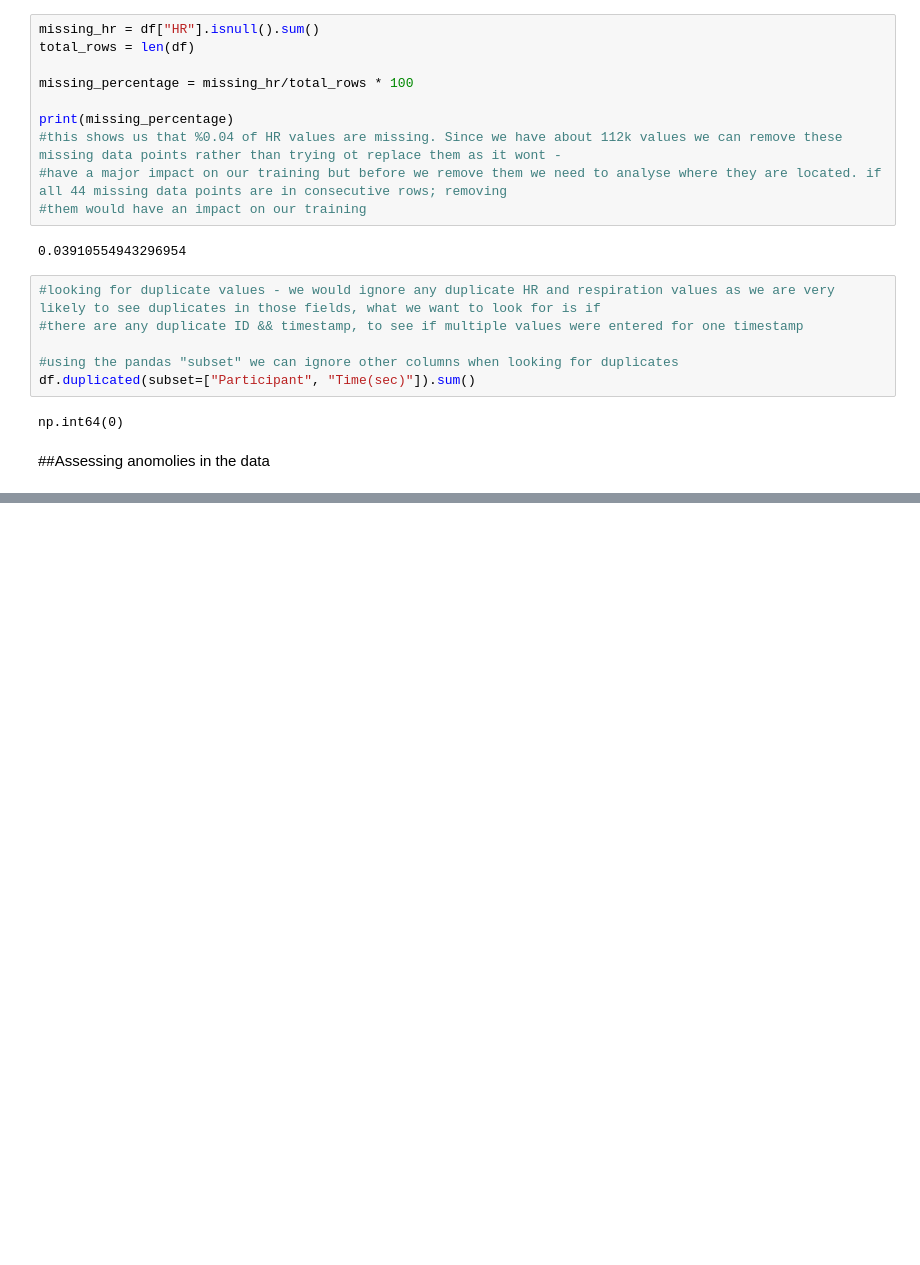
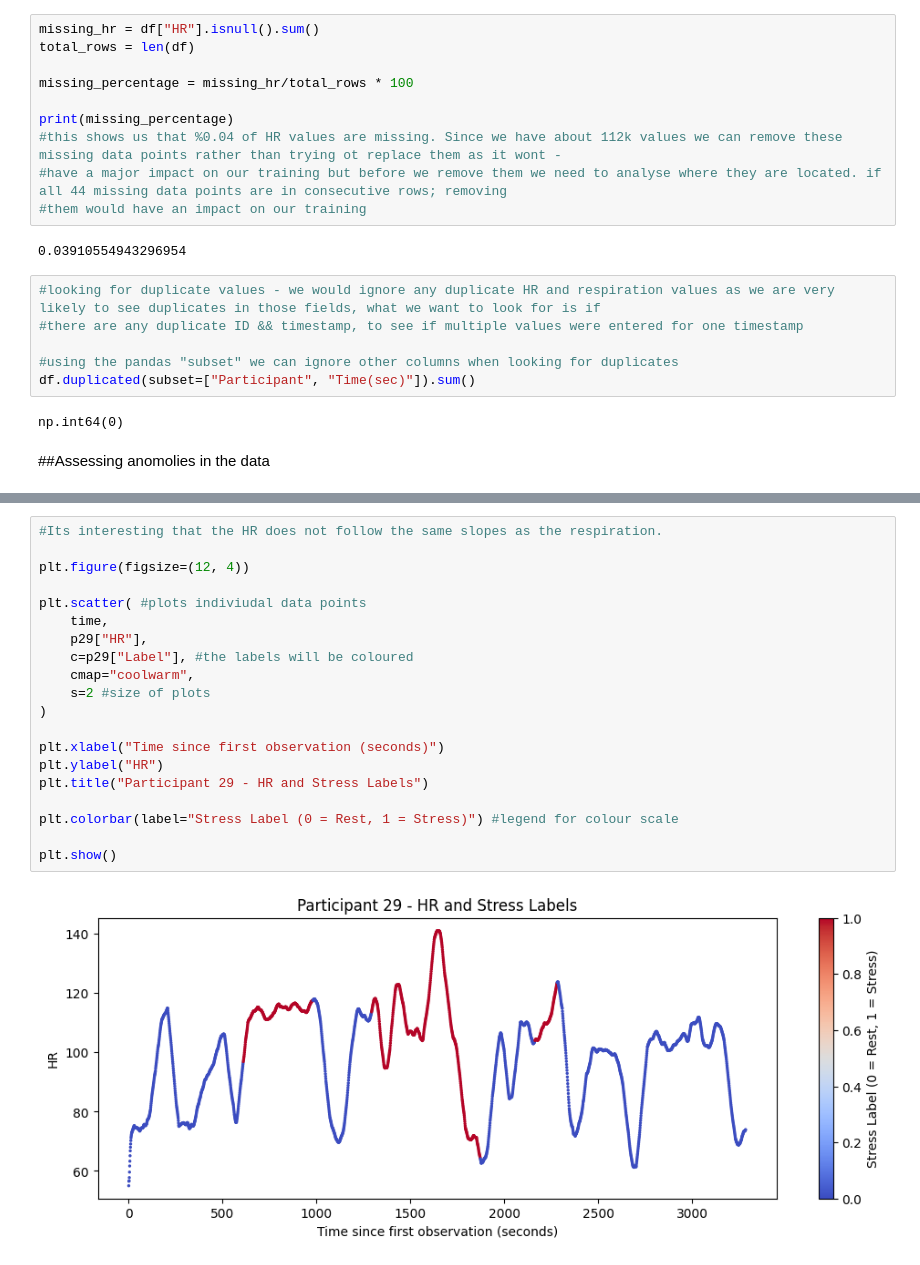
Before and after one commit to NathanMcCormack/Principles_of_ML_Assignment1, a Jupyter notebook: ML_Assignment_1.ipynb, the cells around one changed output, grey strips where cells are left out. Drawn from its saved outputs; the diff is of its cells as text; blank space fills up the shorter version.

```diff
--- a/ML_Assignment_1.ipynb
+++ b/ML_Assignment_1.ipynb
@@ -123,0 +187,22 @@ max         1.000000
+# %%
+#Its interesting that the HR does not follow the same slopes as the respiration.
+
+plt.figure(figsize=(12, 4))
+
+plt.scatter( #plots indiviudal data points
+    time,
+    p29["HR"],
+    c=p29["Label"], #the labels will be coloured
+    cmap="coolwarm",
+    s=2 #size of plots
+)
+
+plt.xlabel("Time since first observation (seconds)")
+plt.ylabel("HR")
+plt.title("Participant 29 - HR and Stress Labels")
+
+plt.colorbar(label="Stress Label (0 = Rest, 1 = Stress)") #legend for colour scale
+
+plt.show()
+# %% [output]
+[figure, added]
```
Also changed, not shown: parts of 10 cells of this notebook.
